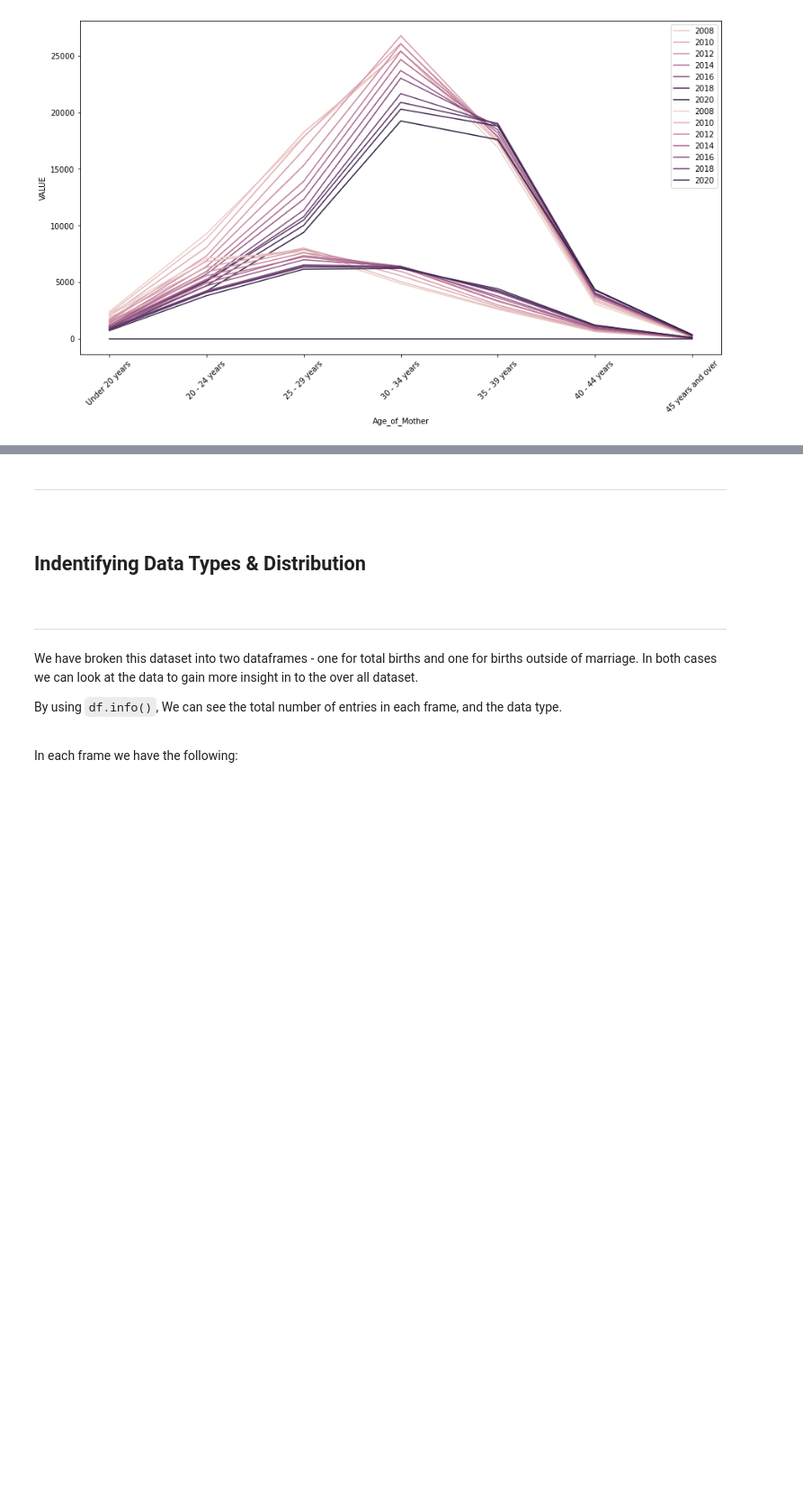
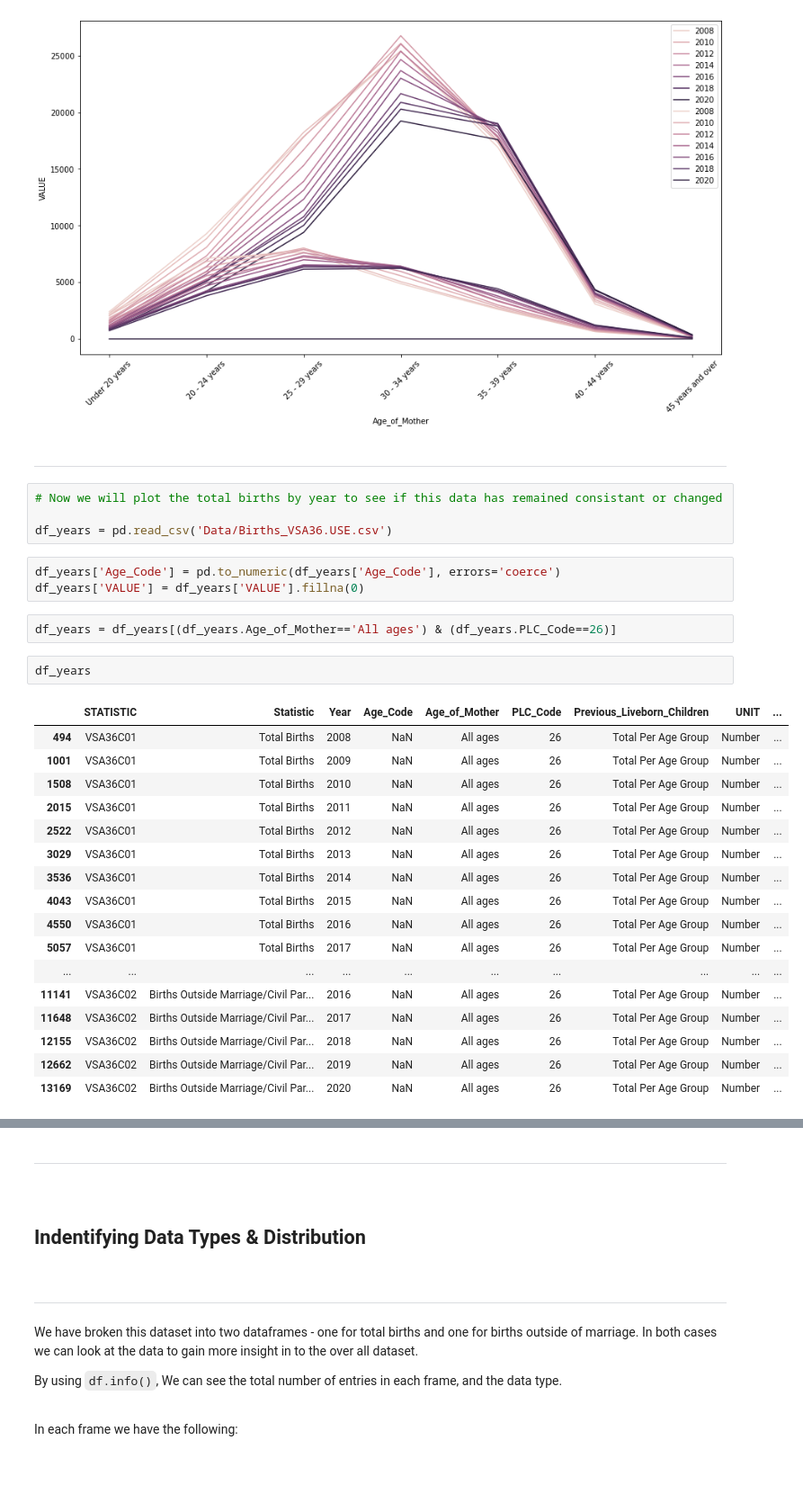
Before and after one commit to VCurry20/PDARandomData, a Jupyter notebook: Data Analysis Project.ipynb, the cells around one changed output, grey strips where cells are left out. Shown at 90% size. Saved outputs shown, nothing was run; the diff lists cells and outputs as text; blank space fills up the shorter version.

```diff
--- a/Data Analysis Project.ipynb
+++ b/Data Analysis Project.ipynb
@@ -1093,3 +1093,34 @@ plt.legend()
 # %% [output]
 <matplotlib.legend.Legend at 0x...>
 [figure]
+# %% [markdown]
+***
+# %%
+# Now we will plot the total births by year to see if this data has remained consistant or changed
+
+df_years = pd.read_csv('Data/Births_VSA36.USE.csv')
+# %%
+df_years['Age_Code'] = pd.to_numeric(df_years['Age_Code'], errors='coerce')
+df_years['VALUE'] = df_years['VALUE'].fillna(0)
+# %%
+df_years = df_years[(df_years.Age_of_Mother=='All ages') & (df_years.PLC_Code==26)]
+# %%
+df_years
+# %% [output]
+|  | STATISTIC | Statistic | Year | Age_Code | Age_of_Mother | PLC_Code | Previous_Liveborn_Children | UNIT | ... |
+| 494 | VSA36C01 | Total Births | 2008 | NaN | All ages | 26 | Total Per Age Group | Number | ... |
+| 1001 | VSA36C01 | Total Births | 2009 | NaN | All ages | 26 | Total Per Age Group | Number | ... |
+| 1508 | VSA36C01 | Total Births | 2010 | NaN | All ages | 26 | Total Per Age Group | Number | ... |
+| 2015 | VSA36C01 | Total Births | 2011 | NaN | All ages | 26 | Total Per Age Group | Number | ... |
+| 2522 | VSA36C01 | Total Births | 2012 | NaN | All ages | 26 | Total Per Age Group | Number | ... |
+| 3029 | VSA36C01 | Total Births | 2013 | NaN | All ages | 26 | Total Per Age Group | Number | ... |
+| 3536 | VSA36C01 | Total Births | 2014 | NaN | All ages | 26 | Total Per Age Group | Number | ... |
+| 4043 | VSA36C01 | Total Births | 2015 | NaN | All ages | 26 | Total Per Age Group | Number | ... |
+| 4550 | VSA36C01 | Total Births | 2016 | NaN | All ages | 26 | Total Per Age Group | Number | ... |
+| 5057 | VSA36C01 | Total Births | 2017 | NaN | All ages | 26 | Total Per Age Group | Number | ... |
+| ... | ... | ... | ... | ... | ... | ... | ... | ... | ... |
+| 11141 | VSA36C02 | Births Outside Marriage/Civil Par... | 2016 | NaN | All ages | 26 | Total Per Age Group | Number | ... |
+| 11648 | VSA36C02 | Births Outside Marriage/Civil Par... | 2017 | NaN | All ages | 26 | Total Per Age Group | Number | ... |
+| 12155 | VSA36C02 | Births Outside Marriage/Civil Par... | 2018 | NaN | All ages | 26 | Total Per Age Group | Number | ... |
+| 12662 | VSA36C02 | Births Outside Marriage/Civil Par... | 2019 | NaN | All ages | 26 | Total Per Age Group | Number | ... |
+| 13169 | VSA36C02 | Births Outside Marriage/Civil Par... | 2020 | NaN | All ages | 26 | Total Per Age Group | Number | ... |
```
Also changed, not shown: parts of 10 cells of this notebook, 3 other files.
